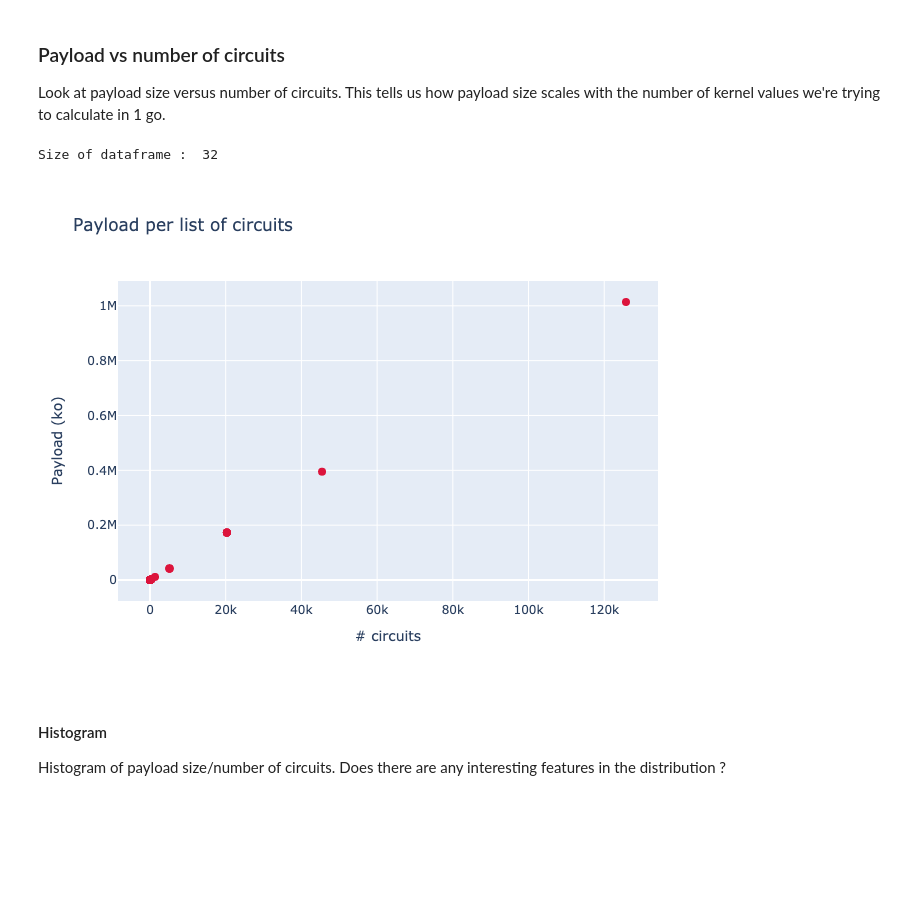
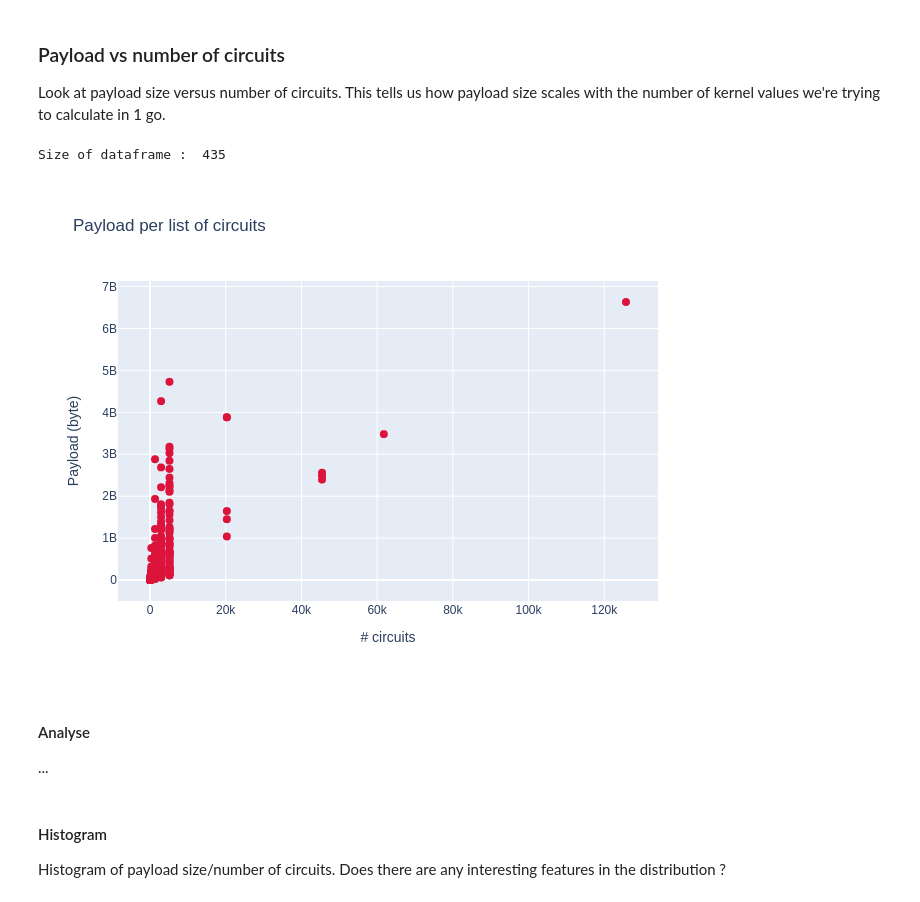
Before and after one commit to Travis-S-IBM/q-kernel-ops, a Jupyter notebook: studies/telemetry_analyzer.ipynb, the cells around one changed output. Cells and saved outputs as stored; diff of their text form; code cells hidden in the pictures; blank space fills up the shorter version.

```diff
--- a/studies/telemetry_analyzer.ipynb
+++ b/studies/telemetry_analyzer.ipynb
@@ -5,0 +17,7 @@ from plotly.subplots import make_subplots
+# %%
+def interac_o_static(fig):
+    PLOTLY = os.getenv('PLOTLY')
+    if PLOTLY == "interactive":
+        return fig.show()
+    else:
+        return fig.show("png")
@@ -83,19 +107,22 @@ Look at payload size versus number of circuits. This tells us how payload size s
 # %%
 list_payload_size = tele_file["payload_size"].tolist()
 list_nb_circuits = tele_file["nb_circuits"].tolist()
 
 print("Size of dataframe : ", len(list_payload_size))
 
 fig = go.Figure([go.Scatter(x=list_nb_circuits, y=list_payload_size, mode='markers',
                             marker=dict(color="crimson", size=8))])
 
 fig.update_layout(title_text='Payload per list of circuits',
-                         xaxis_title="# circuits", yaxis_title="Payload (ko)")
+                         xaxis_title="# circuits", yaxis_title="Payload (byte)")
 
-fig.show("png")
+interac_o_static(fig)
 # %% [output]
-Size of dataframe :  32
+Size of dataframe :  435
-[figure, old version]
+[figure, new version]
+# %% [markdown]
+#### Analyse
+...
 # %% [markdown]
 #### Histogram
 Histogram of payload size/number of circuits. Does there are any interesting features in the distribution ?
```
Also changed, not shown: parts of 13 cells of this notebook, 9 other files.
